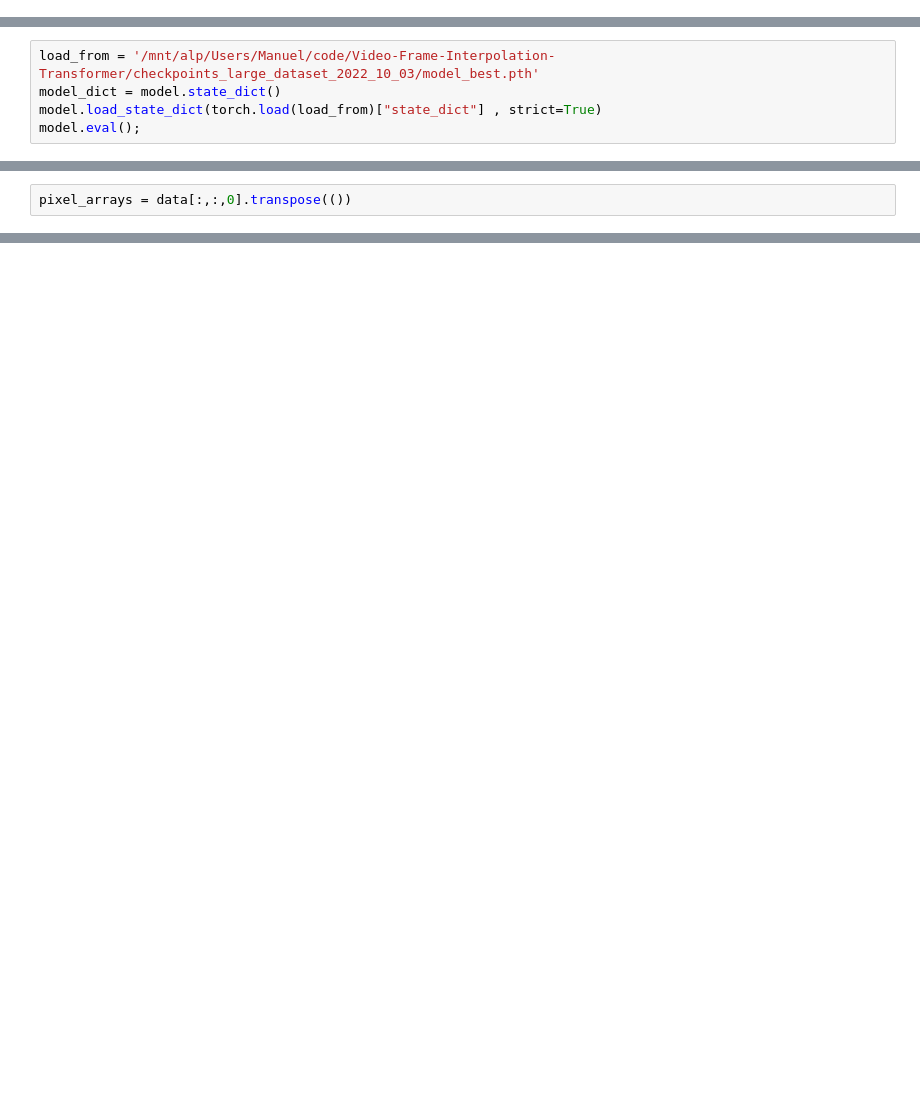
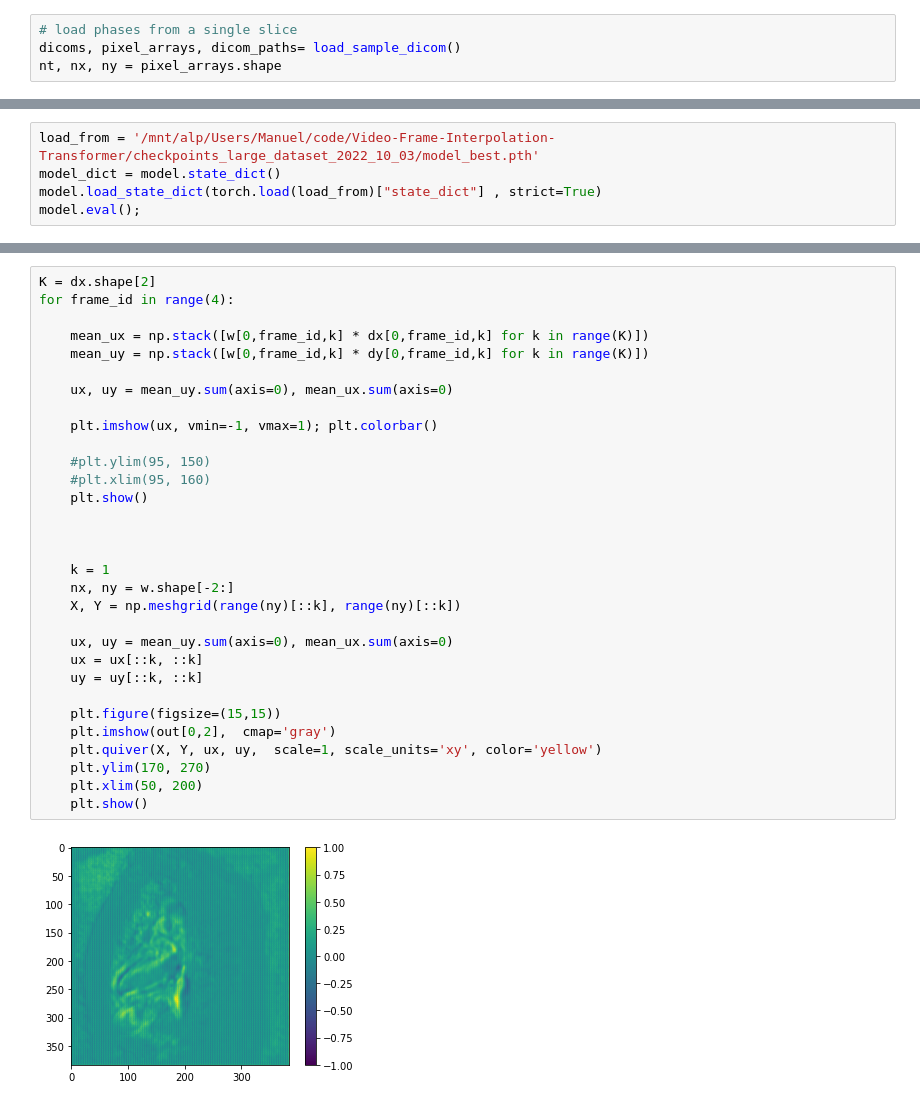
Before and after one commit to HMS-CardiacMR/DENT, a Jupyter notebook: demo.ipynb, the cells around one changed output, grey strips where cells are left out. Drawn from its saved outputs; the diff is of its cells as text; blank space fills up the shorter version.

```diff
--- a/demo.ipynb
+++ b/demo.ipynb
@@ -81,0 +75,4 @@ def read_dicoms(dicoms):
+# %%
+# load phases from a single slice
+dicoms, pixel_arrays, dicom_paths= load_sample_dicom()
+nt, nx, ny = pixel_arrays.shape
@@ -110,2 +105,0 @@ plt.imshow(data[:,:,0,0])
-# %%
-pixel_arrays = data[:,:,0].transpose(())
@@ -229,0 +255,33 @@ export_dicom_slice_2foldgain(dicoms, dicom_paths, original.astype('uint16'), int
+# %%
+K = dx.shape[2]
+for frame_id in range(4):
+
+    mean_ux = np.stack([w[0,frame_id,k] * dx[0,frame_id,k] for k in range(K)])
+    mean_uy = np.stack([w[0,frame_id,k] * dy[0,frame_id,k] for k in range(K)])
+
+    ux, uy = mean_uy.sum(axis=0), mean_ux.sum(axis=0)
+
+    plt.imshow(ux, vmin=-1, vmax=1); plt.colorbar()
+
+    #plt.ylim(95, 150)
+    #plt.xlim(95, 160)
+    plt.show()
+
+
+
+    k = 1
+    nx, ny = w.shape[-2:]
+    X, Y = np.meshgrid(range(ny)[::k], range(ny)[::k])
+
+    ux, uy = mean_uy.sum(axis=0), mean_ux.sum(axis=0)
+    ux = ux[::k, ::k]
+    uy = uy[::k, ::k]
+
+    plt.figure(figsize=(15,15))
+    plt.imshow(out[0,2],  cmap='gray')
+    plt.quiver(X, Y, ux, uy,  scale=1, scale_units='xy', color='yellow')
+    plt.ylim(170, 270)
+    plt.xlim(50, 200)
+    plt.show()
+# %% [output]
+[figure, added]
```
Also changed, not shown: parts of 40 cells of this notebook.
